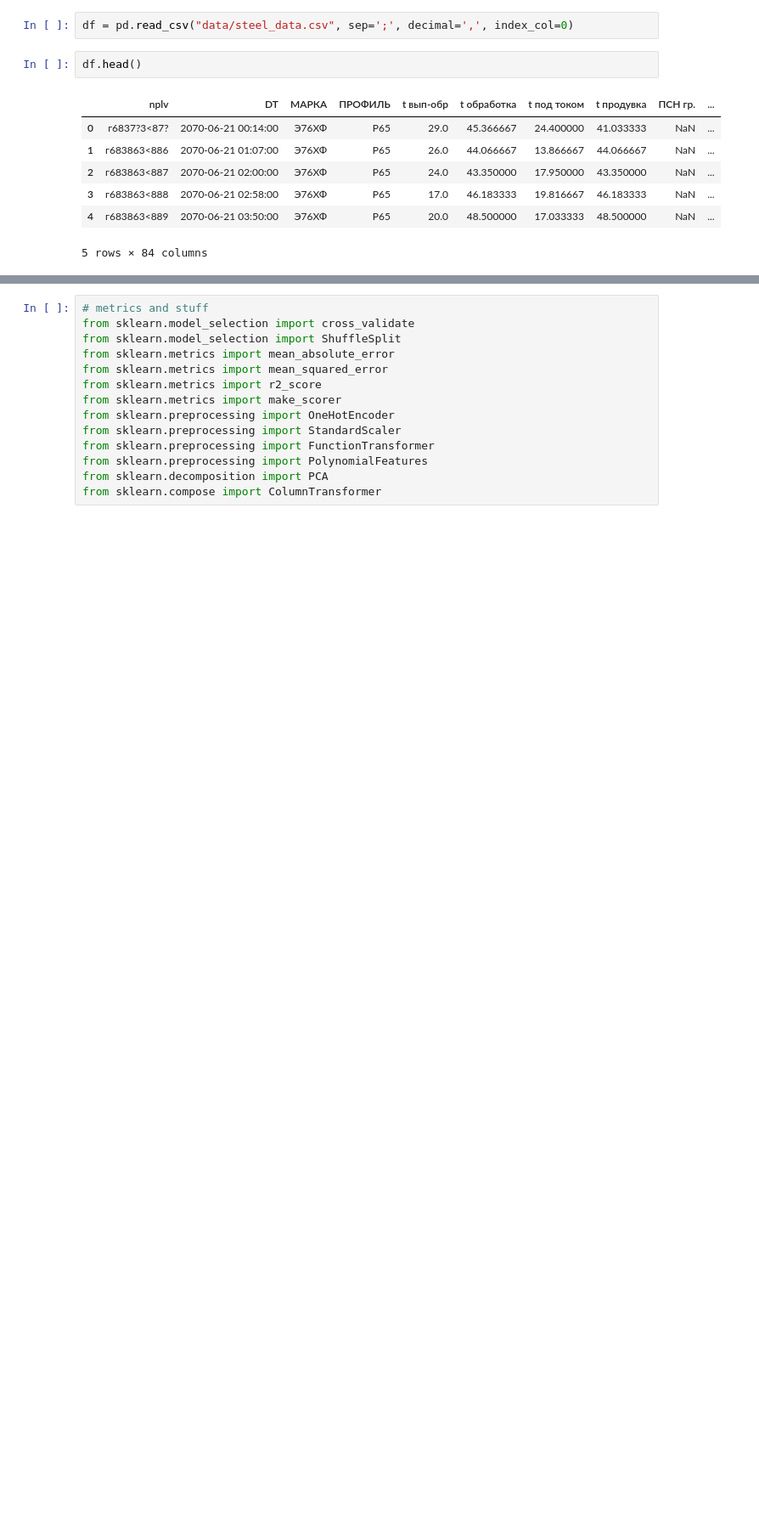
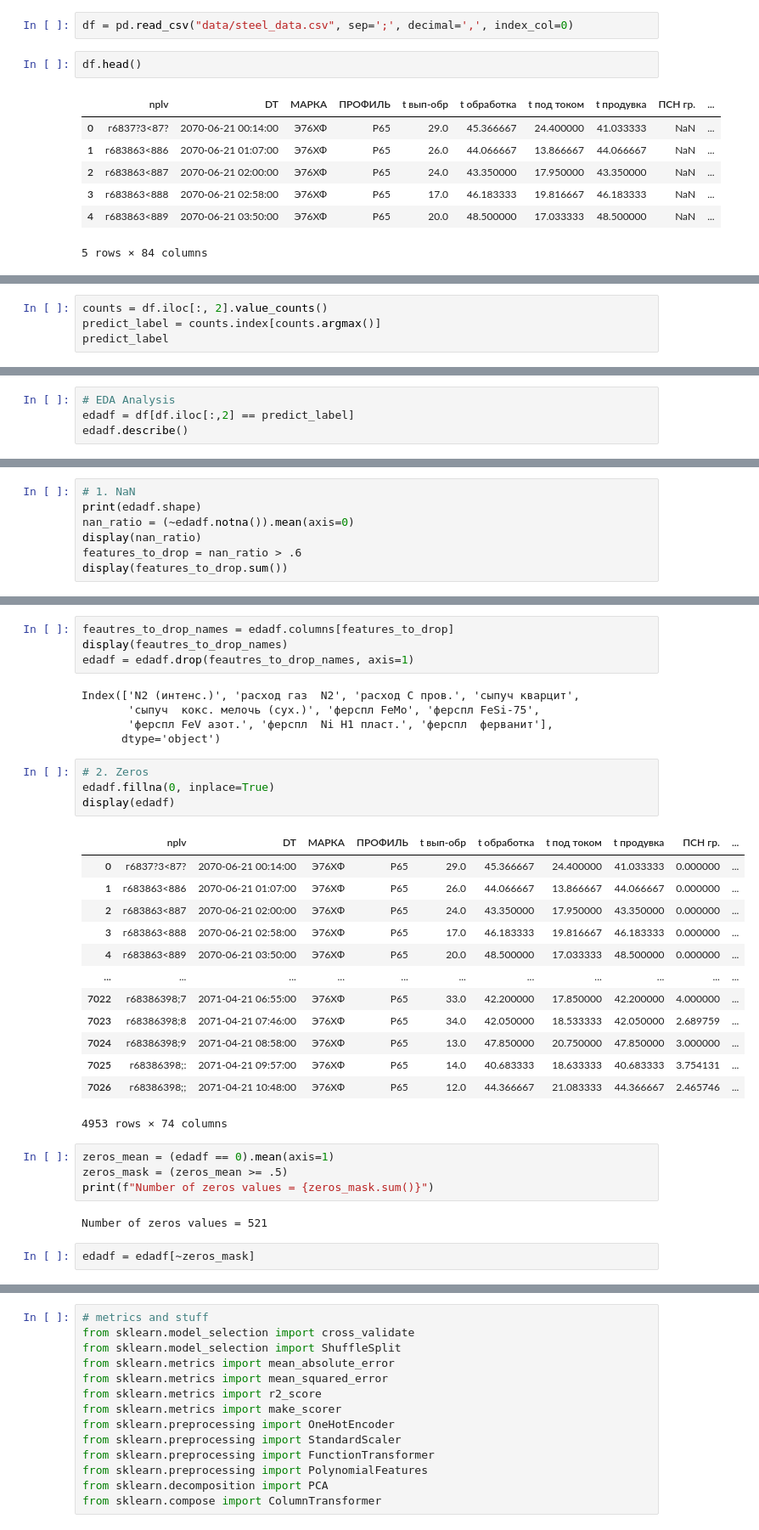
Before and after one commit to newmancu/hackathon_evraz, a Jupyter notebook: solv.ipynb, the cells around one changed output, grey strips where cells are left out. Shown at 85% size. Cells and saved outputs as stored; diff of their text form; blank space fills up the shorter version.

```diff
--- a/solv.ipynb
+++ b/solv.ipynb
@@ -20,0 +30,4 @@ df.head()
+# %%
+counts = df.iloc[:, 2].value_counts()
+predict_label = counts.index[counts.argmax()]
+predict_label
@@ -20,0 +36,4 @@ df.head()
+# %%
+# EDA Analysis
+edadf = df[df.iloc[:,2] == predict_label]
+edadf.describe()
@@ -20,0 +51,7 @@ df.head()
+# %%
+# 1. NaN
+print(edadf.shape)
+nan_ratio = (~edadf.notna()).mean(axis=0)
+display(nan_ratio)
+features_to_drop = nan_ratio > .6
+display(features_to_drop.sum())
@@ -20,0 +73,35 @@ df.head()
+# %%
+feautres_to_drop_names = edadf.columns[features_to_drop]
+display(feautres_to_drop_names)
+edadf = edadf.drop(feautres_to_drop_names, axis=1)
+# %% [output]
+Index(['N2 (интенс.)', 'расход газ  N2', 'расход C пров.', 'сыпуч кварцит',
+       'сыпуч  кокс. мелочь (сух.)', 'ферспл FeMo', 'ферспл FeSi-75',
+       'ферспл FeV азот.', 'ферспл  Ni H1 пласт.', 'ферспл  ферванит'],
+      dtype='object')
+# %%
+# 2. Zeros
+edadf.fillna(0, inplace=True)
+display(edadf)
+# %% [output]
+|  | nplv | DT | МАРКА | ПРОФИЛЬ | t вып-обр | t обработка | t под током | t продувка | ПСН гр. | ... |
+| 0 | г6837?3<87? | 2070-06-21 00:14:00 | Э76ХФ | Р65 | 29.0 | 45.366667 | 24.400000 | 41.033333 | 0.000000 | ... |
+| 1 | г683863<886 | 2070-06-21 01:07:00 | Э76ХФ | Р65 | 26.0 | 44.066667 | 13.866667 | 44.066667 | 0.000000 | ... |
+| 2 | г683863<887 | 2070-06-21 02:00:00 | Э76ХФ | Р65 | 24.0 | 43.350000 | 17.950000 | 43.350000 | 0.000000 | ... |
+| 3 | г683863<888 | 2070-06-21 02:58:00 | Э76ХФ | Р65 | 17.0 | 46.183333 | 19.816667 | 46.183333 | 0.000000 | ... |
+| 4 | г683863<889 | 2070-06-21 03:50:00 | Э76ХФ | Р65 | 20.0 | 48.500000 | 17.033333 | 48.500000 | 0.000000 | ... |
+| ... | ... | ... | ... | ... | ... | ... | ... | ... | ... | ... |
+| 7022 | г68386398;7 | 2071-04-21 06:55:00 | Э76ХФ | Р65 | 33.0 | 42.200000 | 17.850000 | 42.200000 | 4.000000 | ... |
+| 7023 | г68386398;8 | 2071-04-21 07:46:00 | Э76ХФ | Р65 | 34.0 | 42.050000 | 18.533333 | 42.050000 | 2.689759 | ... |
+| 7024 | г68386398;9 | 2071-04-21 08:58:00 | Э76ХФ | Р65 | 13.0 | 47.850000 | 20.750000 | 47.850000 | 3.000000 | ... |
+| 7025 | г68386398;: | 2071-04-21 09:57:00 | Э76ХФ | Р65 | 14.0 | 40.683333 | 18.633333 | 40.683333 | 3.754131 | ... |
+| 7026 | г68386398;; | 2071-04-21 10:48:00 | Э76ХФ | Р65 | 12.0 | 44.366667 | 21.083333 | 44.366667 | 2.465746 | ... |
+4953 rows × 74 columns
+# %%
+zeros_mean = (edadf == 0).mean(axis=1)
+zeros_mask = (zeros_mean >= .5)
+print(f"Number of zeros values = {zeros_mask.sum()}")
+# %% [output]
+Number of zeros values = 521
+# %%
+edadf = edadf[~zeros_mask]
```
Also changed, not shown: parts of 60 cells of this notebook, 1 other file.
